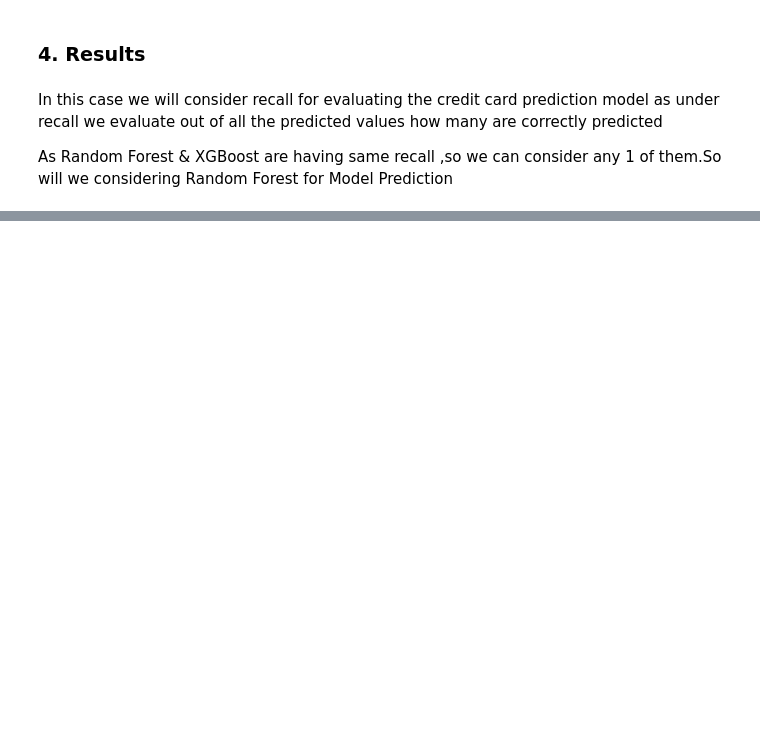
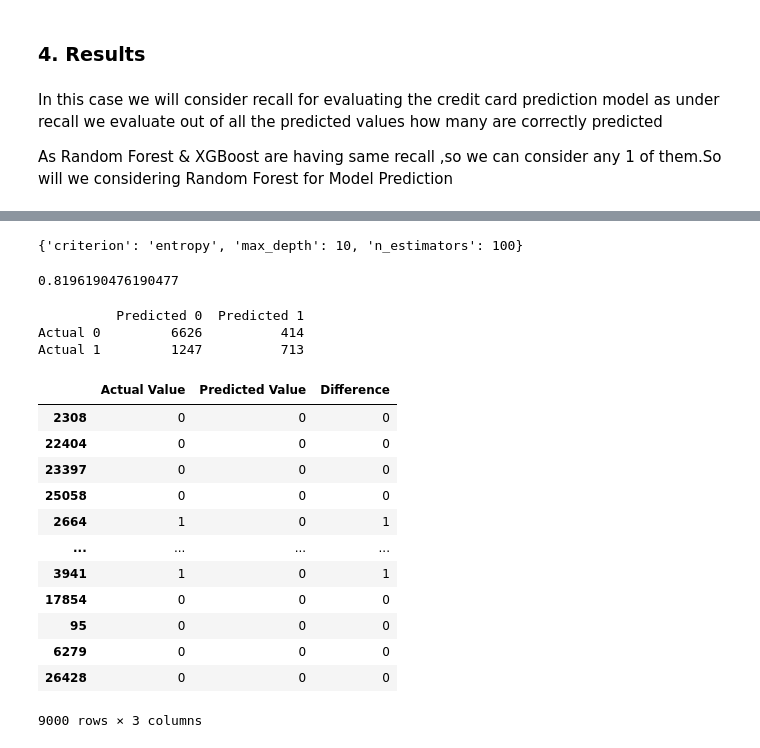
Before and after one commit to sans007/ML_Credit_Card_Defult_Prediction, a Jupyter notebook: Notebook/2. Model_Training.ipynb, the cells around one changed output, grey strips where cells are left out. Saved outputs shown, nothing was run; the diff lists cells and outputs as text; code cells hidden in the pictures; blank space fills up the shorter version.

```diff
--- a/Notebook/2. Model_Training.ipynb
+++ b/Notebook/2. Model_Training.ipynb
@@ -302,0 +390,41 @@ As Random Forest & XGBoost are having same recall ,so we can consider any 1 of t
+# %%
+clf.best_params_
+# %% [output]
+{'criterion': 'entropy', 'max_depth': 10, 'n_estimators': 100}
+# %%
+clf.best_score_
+# %% [output]
+0.8196190476190477
+# %%
+cm = confusion_matrix(y_test, y_pred)
+
+# Create a DataFrame with appropriate labels
+cdf = pd.DataFrame(
+    cm,
+    index=["Actual 0", "Actual 1"],   # Rows labeled as actual classes
+    columns=["Predicted 0", "Predicted 1"]  # Columns labeled as predicted classes
+)
+
+# Display the confusion matrix DataFrame
+print(cdf)
+# %% [output]
+          Predicted 0  Predicted 1
+Actual 0         6626          414
+Actual 1         1247          713
+# %%
+pred_df=pd.DataFrame({'Actual Value':y_test,'Predicted Value':y_pred,'Difference':y_test-y_pred})
+pred_df
+# %% [output]
+|  | Actual Value | Predicted Value | Difference |
+| 2308 | 0 | 0 | 0 |
+| 22404 | 0 | 0 | 0 |
+| 23397 | 0 | 0 | 0 |
+| 25058 | 0 | 0 | 0 |
+| 2664 | 1 | 0 | 1 |
+| ... | ... | ... | ... |
+| 3941 | 1 | 0 | 1 |
+| 17854 | 0 | 0 | 0 |
+| 95 | 0 | 0 | 0 |
+| 6279 | 0 | 0 | 0 |
+| 26428 | 0 | 0 | 0 |
+9000 rows × 3 columns
```
Also changed, not shown: parts of 13 cells of this notebook, 3 other files.
